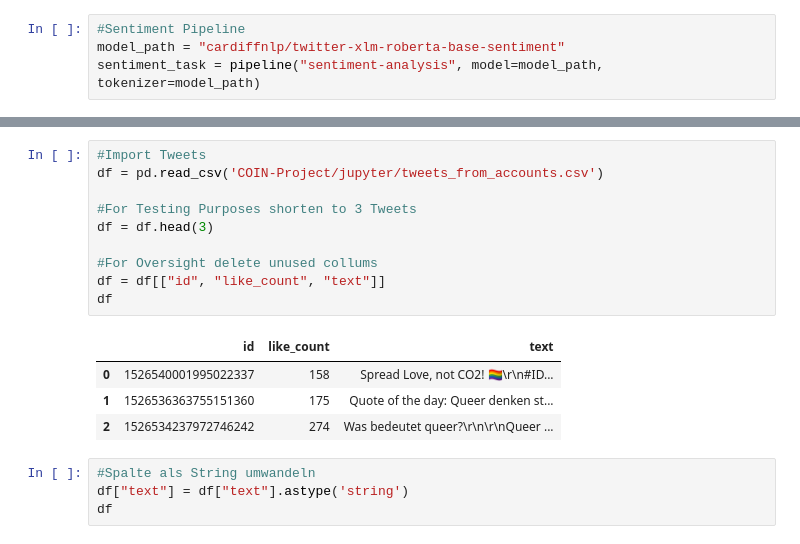
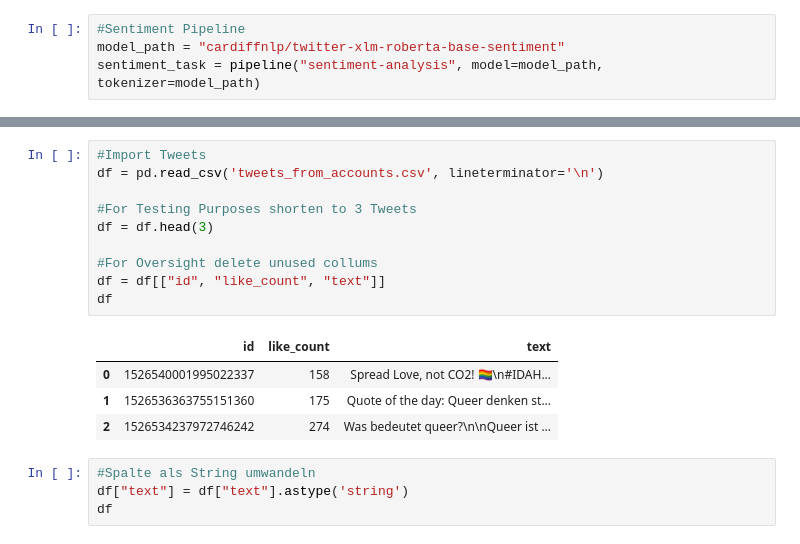
Before and after one commit to romanbreyer/COIN-Project, a Jupyter notebook: jupyter/Sentiment.ipynb, the cells around one changed output, grey strips where cells are left out. Saved outputs shown, nothing was run; the diff lists cells and outputs as text.

```diff
--- a/jupyter/Sentiment.ipynb
+++ b/jupyter/Sentiment.ipynb
@@ -24,19 +24,19 @@ I love you: [{'label': 'Positive', 'score': 0.7866937518119812}]
 I hate you: [{'label': 'Negative', 'score': 0.9430438280105591}]
 # %%
 #Import Tweets
-df = pd.read_csv('COIN-Project/jupyter/tweets_from_accounts.csv')
+df = pd.read_csv('tweets_from_accounts.csv', lineterminator='\n')
 
 #For Testing Purposes shorten to 3 Tweets
 df = df.head(3)
 
 #For Oversight delete unused collums
 df = df[["id", "like_count", "text"]]
 df
 # %% [output]
 |  | id | like_count | text |
-| 0 | 1526540001995022337 | 158 | Spread Love, not CO2! 🏳️‍🌈\r\n#ID... |
+| 0 | 1526540001995022337 | 158 | Spread Love, not CO2! 🏳️‍🌈\n#IDAH... |
 | 1 | 1526536363755151360 | 175 | Quote of the day: Queer denken st... |
-| 2 | 1526534237972746242 | 274 | Was bedeutet queer?\r\n\r\nQueer ... |
+| 2 | 1526534237972746242 | 274 | Was bedeutet queer?\n\nQueer ist ... |
 # %%
 #Spalte als String umwandeln
 df["text"] = df["text"].astype('string')
```
Also changed, not shown: parts of 2 cells of this notebook, 1 other file.
